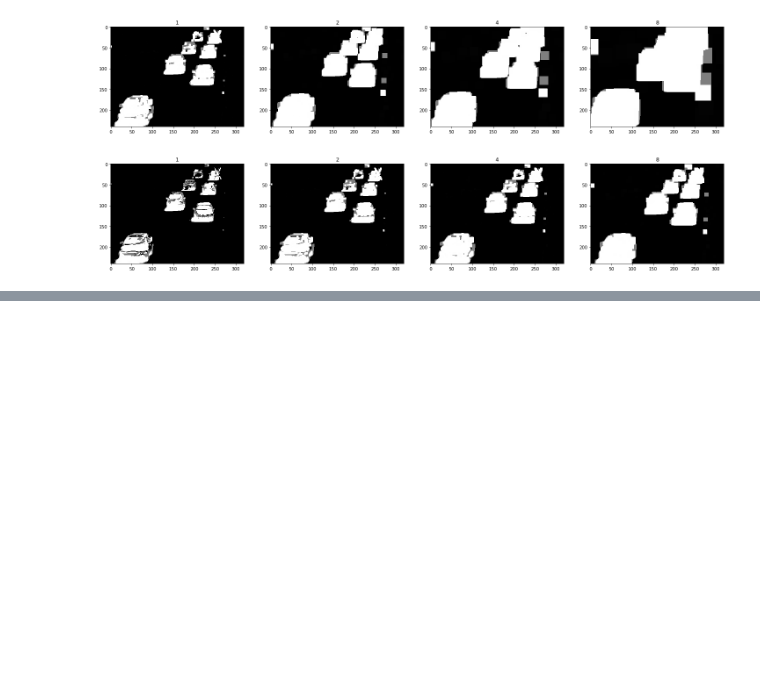
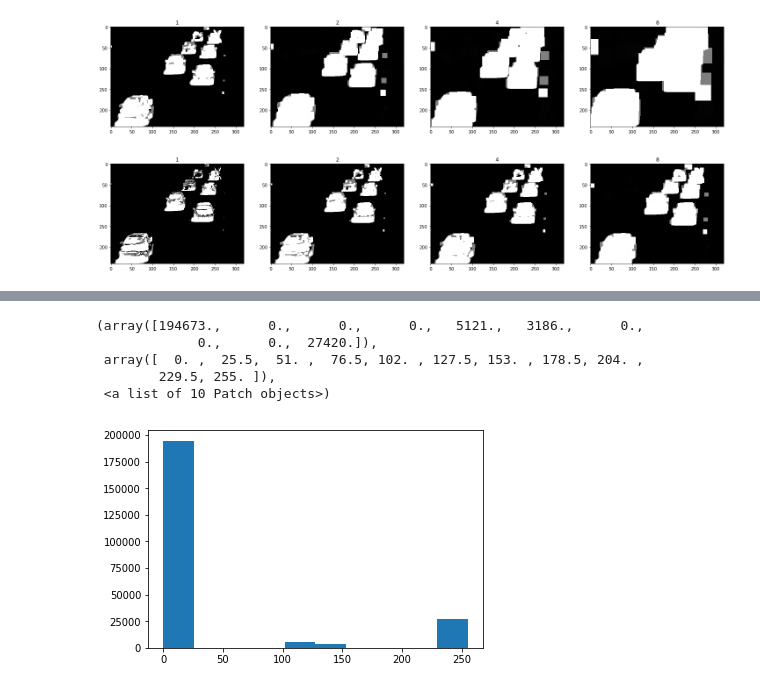
Before and after one commit to kartikarcot/CCTV_Footage_Summarisation, a Jupyter notebook: motionDetect.ipynb, the cells around one changed output, grey strips where cells are left out. Drawn from its saved outputs; the diff is of its cells as text; code cells hidden in the pictures; blank space fills up the shorter version.

```diff
--- a/motionDetect.ipynb
+++ b/motionDetect.ipynb
@@ -319,0 +349,9 @@ for image in images:
+# %%
+plt.hist(img.flatten())
+# %% [output]
+(array([194673.,      0.,      0.,      0.,   5121.,   3186.,      0.,
+             0.,      0.,  27420.]),
+ array([  0. ,  25.5,  51. ,  76.5, 102. , 127.5, 153. , 178.5, 204. ,
+        229.5, 255. ]),
+ <a list of 10 Patch objects>)
+[figure, added]
```
Also changed, not shown: parts of 6 cells of this notebook, 1 other file.
